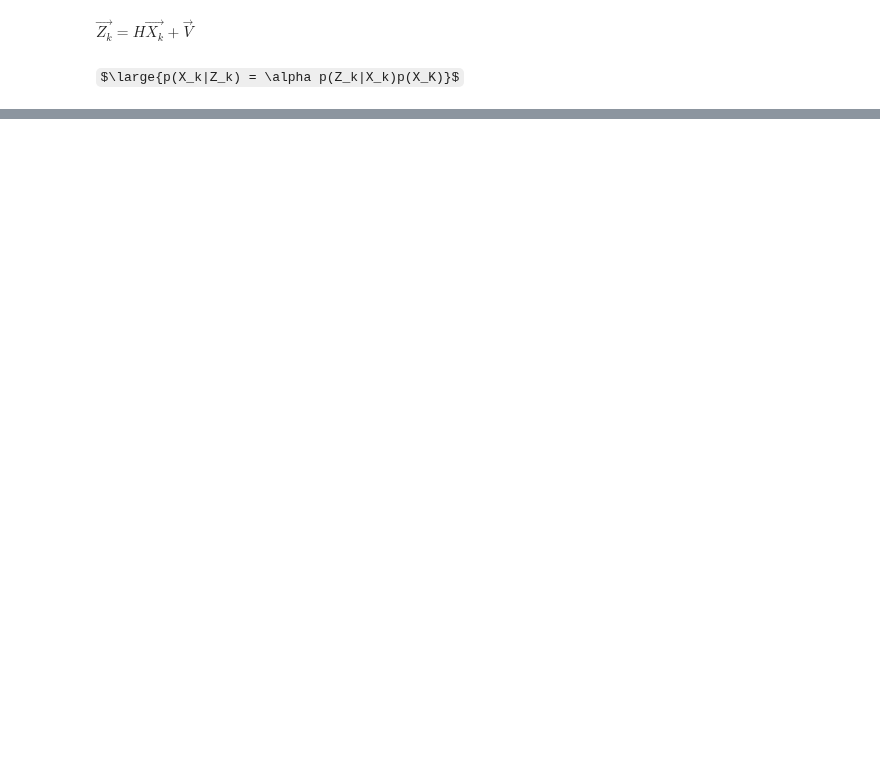
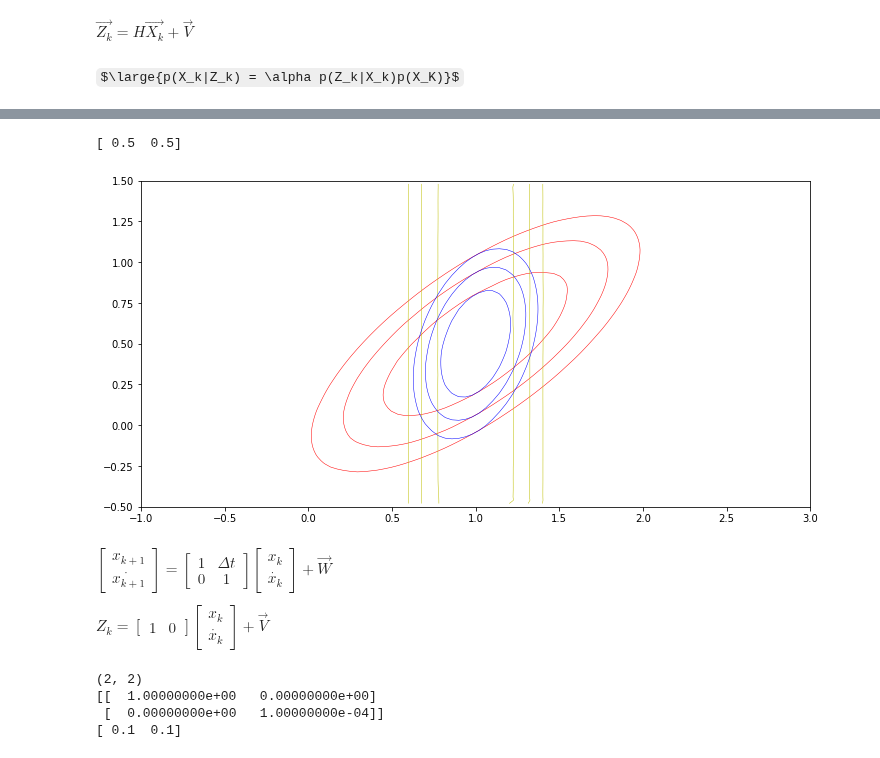
Before and after one commit to jganzabal/Kalman-as-Recursive-Bayesian-Estimation, a Jupyter notebook: 4_Two dimensional Kalman filter.ipynb, the cells around one changed output, grey strips where cells are left out. Saved outputs shown, nothing was run; the diff lists cells and outputs as text; code cells hidden in the pictures; some formulas as TeX source; blank space fills up the shorter version.

```diff
--- a/4_Two dimensional Kalman filter.ipynb
+++ b/4_Two dimensional Kalman filter.ipynb
@@ -151,0 +193,10 @@ plot_2d_gauss(mean, P, limits = [-limit,limit, -limit,limit], color = 'b')
+# %%
+mu_x_uuu, sigma_x_uuu = plot_update(H, mu_x_pp, sigma_x_pp, R,y_offset = initial_speed_guess)
+print(mu_x_uu)
+# %% [output]
+[ 0.5  0.5]
+[figure, added]
+# %% [markdown]
+$\begin{bmatrix}x_{k+1} \\ \dot{x_{k+1}} \end{bmatrix} = \begin{bmatrix}1 & \Delta{t} \\ 0 & 1 \end{bmatrix} \begin{bmatrix}x_{k} \\ \dot{x_{k}} \end{bmatrix} + \vec{W}$
+
+${Z_k} = \begin{bmatrix} 1 & 0 \end{bmatrix}\begin{bmatrix}x_{k} \\ \dot{x_{k}} \end{bmatrix} + \vec{V}$
@@ -151,0 +219,16 @@ plot_2d_gauss(mean, P, limits = [-limit,limit, -limit,limit], color = 'b')
+# %%
+H = np.array([[1, 0],[0,1]])
+#H = np.array([1, 0])
+print(H.shape)
+# a priori estimates
+mu_x = np.array([0.1 , 0.1])
+R = np.array([[1, 0],[0, 10000]])
+#R = 1
+
+mu_x, sigma_x = update(H, R, sigma_x, mu_x)
+print(mu_x)
+# %% [output]
+(2, 2)
+[[  1.00000000e+00   0.00000000e+00]
+ [  0.00000000e+00   1.00000000e-04]]
+[ 0.1  0.1]
```
Also changed, not shown: parts of 30 cells of this notebook.
